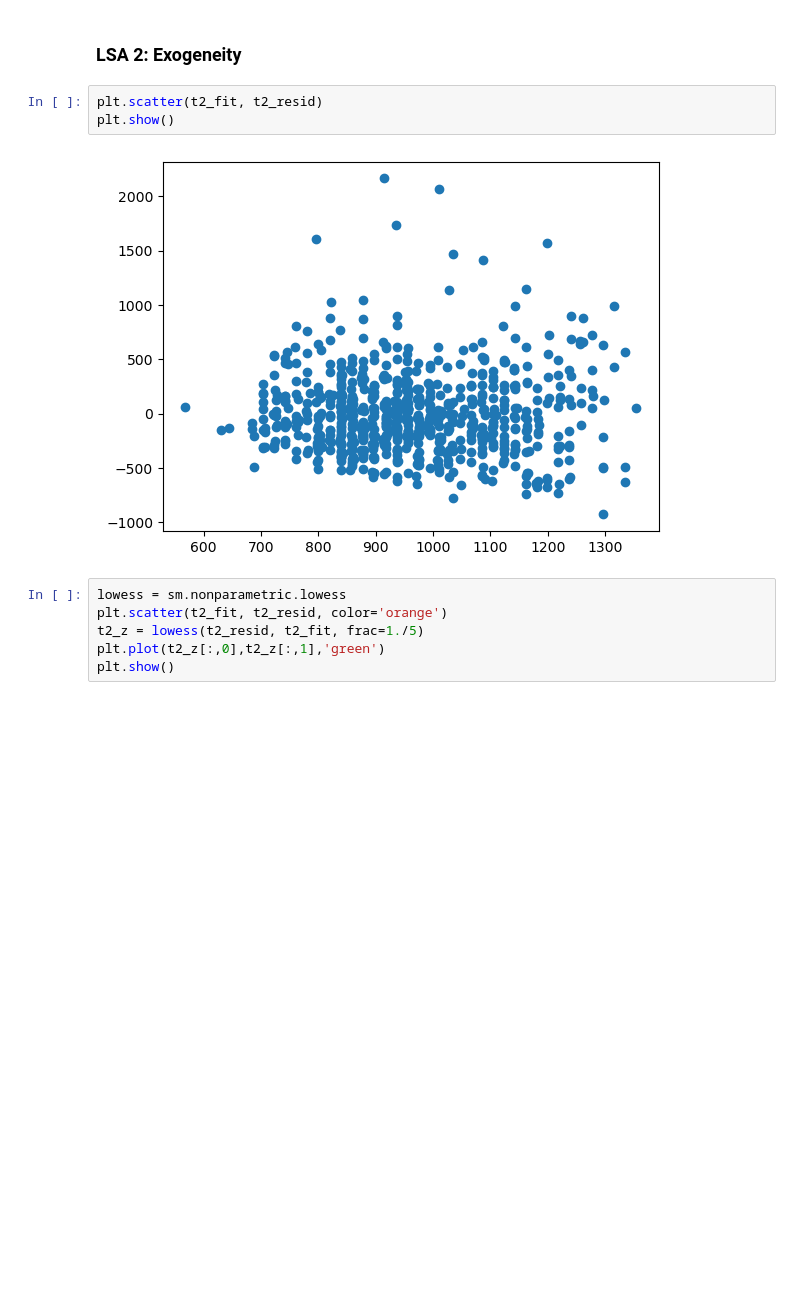
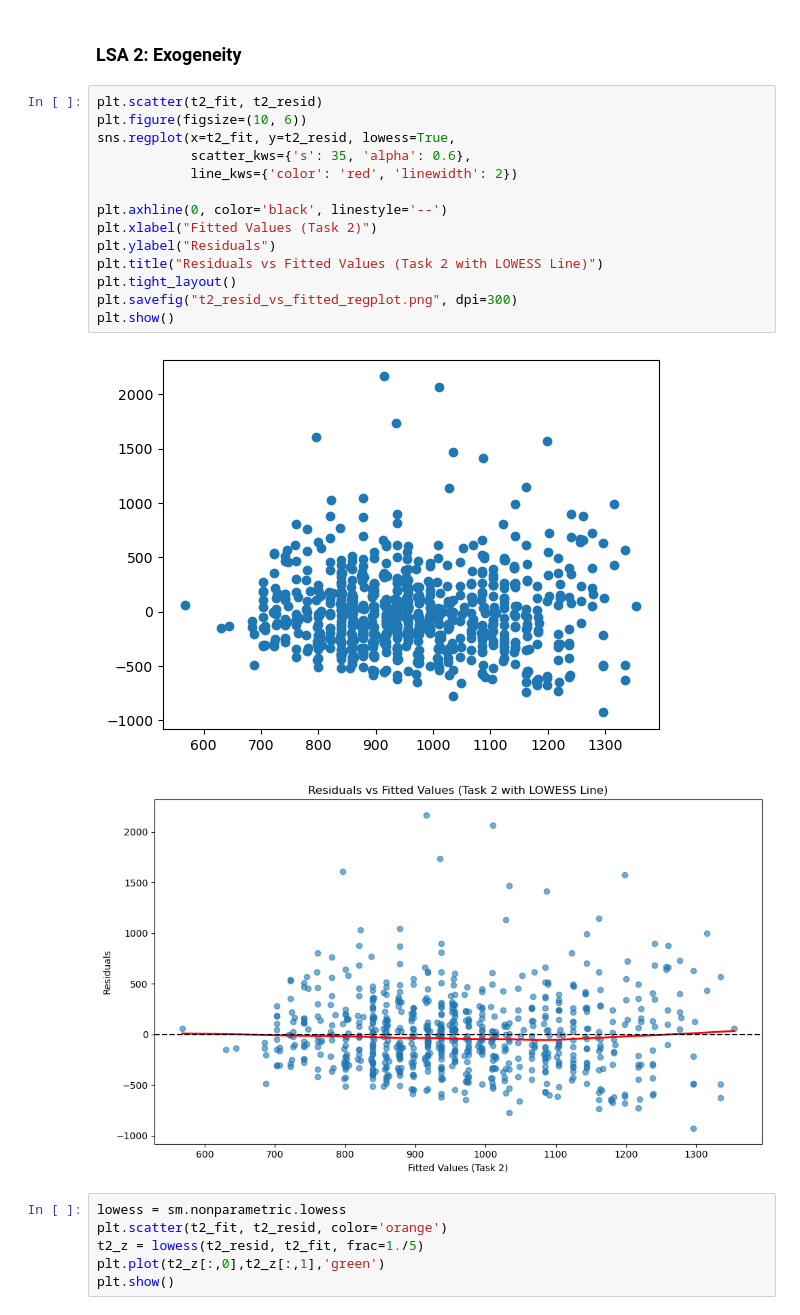
Before and after one commit to Kasperclowes/QBUS2810-Group-11, a Jupyter notebook: QBUS2810_Group_11.ipynb, the cells around one changed output. Saved outputs shown, nothing was run; the diff lists cells and outputs as text; blank space fills up the shorter version.

```diff
--- a/QBUS2810_Group_11.ipynb
+++ b/QBUS2810_Group_11.ipynb
@@ -368,9 +368,21 @@ plt.show()
 ### LSA 2: Exogeneity
 # %%
 plt.scatter(t2_fit, t2_resid)
+plt.figure(figsize=(10, 6))
+sns.regplot(x=t2_fit, y=t2_resid, lowess=True,
+            scatter_kws={'s': 35, 'alpha': 0.6},
+            line_kws={'color': 'red', 'linewidth': 2})
+
+plt.axhline(0, color='black', linestyle='--')
+plt.xlabel("Fitted Values (Task 2)")
+plt.ylabel("Residuals")
+plt.title("Residuals vs Fitted Values (Task 2 with LOWESS Line)")
+plt.tight_layout()
+plt.savefig("t2_resid_vs_fitted_regplot.png", dpi=300)
 plt.show()
 # %% [output]
 [figure]
+[figure, added]
 # %%
 lowess = sm.nonparametric.lowess
 plt.scatter(t2_fit, t2_resid, color='orange')
```
Also changed, not shown: parts of 2 cells of this notebook.
